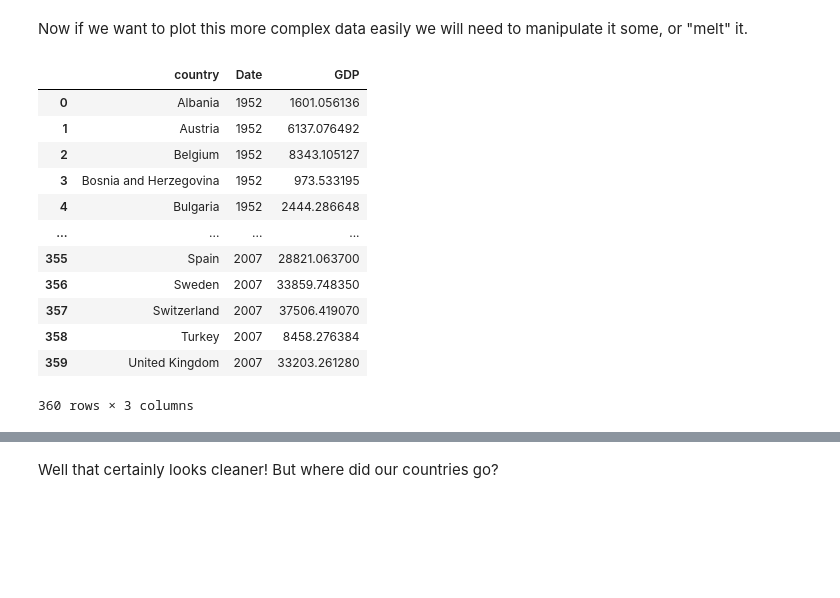
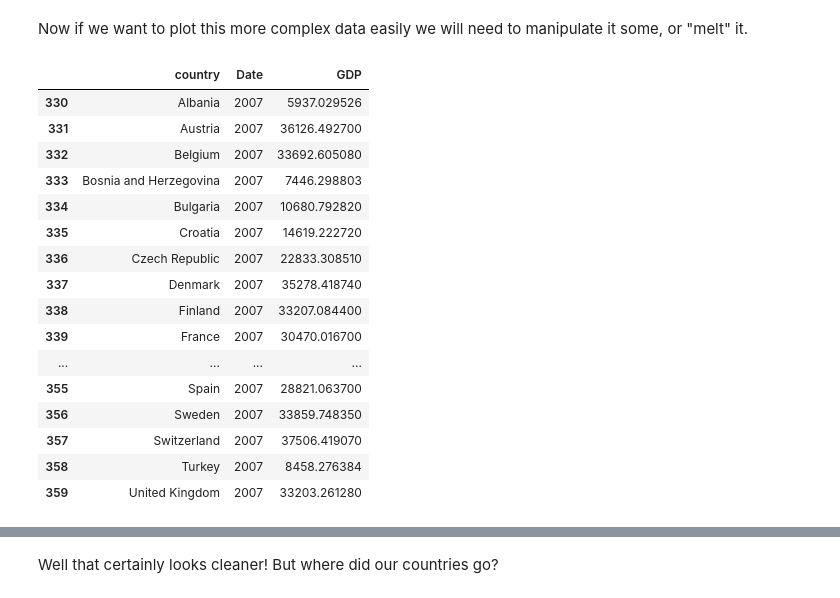
Before and after one commit to geekypete/python-data-vis, a Jupyter notebook: python-data-vis-tutorial.ipynb, the cells around one changed output, grey strips where cells are left out. Saved outputs shown, nothing was run; the diff lists cells and outputs as text; code cells hidden in the pictures; blank space fills up the shorter version.

```diff
--- a/python-data-vis-tutorial.ipynb
+++ b/python-data-vis-tutorial.ipynb
@@ -98,24 +128,27 @@ Let's try the Seaborn library.
 Seaborn is a Python data visualization library based on matplotlib. It provides a high-level interface for drawing attractive and informative statistical graphics.
 # %% [markdown]
 Now if we want to plot this more complex data easily we will need to manipulate it some, or "melt" it.
-# %%
-data
-melted = pd.melt(data.reset_index(), id_vars='country', var_name="Date", value_name="GDP")
-melted
-# %% [output]
-|  | country | Date | GDP |
-| 0 | Albania | 1952 | 1601.056136 |
-| 1 | Austria | 1952 | 6137.076492 |
-| 2 | Belgium | 1952 | 8343.105127 |
-| 3 | Bosnia and Herzegovina | 1952 | 973.533195 |
-| 4 | Bulgaria | 1952 | 2444.286648 |
-| ... | ... | ... | ... |
-| 355 | Spain | 2007 | 28821.063700 |
-| 356 | Sweden | 2007 | 33859.748350 |
-| 357 | Switzerland | 2007 | 37506.419070 |
-| 358 | Turkey | 2007 | 8458.276384 |
-| 359 | United Kingdom | 2007 | 33203.261280 |
-360 rows × 3 columns
+# %%
+melted_2007 = melted[melted['Date']==2007]
+melted_2007
+# %% [output]
+|  | country | Date | GDP |
+| 330 | Albania | 2007 | 5937.029526 |
+| 331 | Austria | 2007 | 36126.492700 |
+| 332 | Belgium | 2007 | 33692.605080 |
+| 333 | Bosnia and Herzegovina | 2007 | 7446.298803 |
+| 334 | Bulgaria | 2007 | 10680.792820 |
+| 335 | Croatia | 2007 | 14619.222720 |
+| 336 | Czech Republic | 2007 | 22833.308510 |
+| 337 | Denmark | 2007 | 35278.418740 |
+| 338 | Finland | 2007 | 33207.084400 |
+| 339 | France | 2007 | 30470.016700 |
+| ... | ... | ... | ... |
+| 355 | Spain | 2007 | 28821.063700 |
+| 356 | Sweden | 2007 | 33859.748350 |
+| 357 | Switzerland | 2007 | 37506.419070 |
+| 358 | Turkey | 2007 | 8458.276384 |
+| 359 | United Kingdom | 2007 | 33203.261280 |
 # %%
 import seaborn as sns
 sns.scatterplot(x='Date', y='GDP',  data=melted)
```
Also changed, not shown: parts of 13 cells of this notebook.
